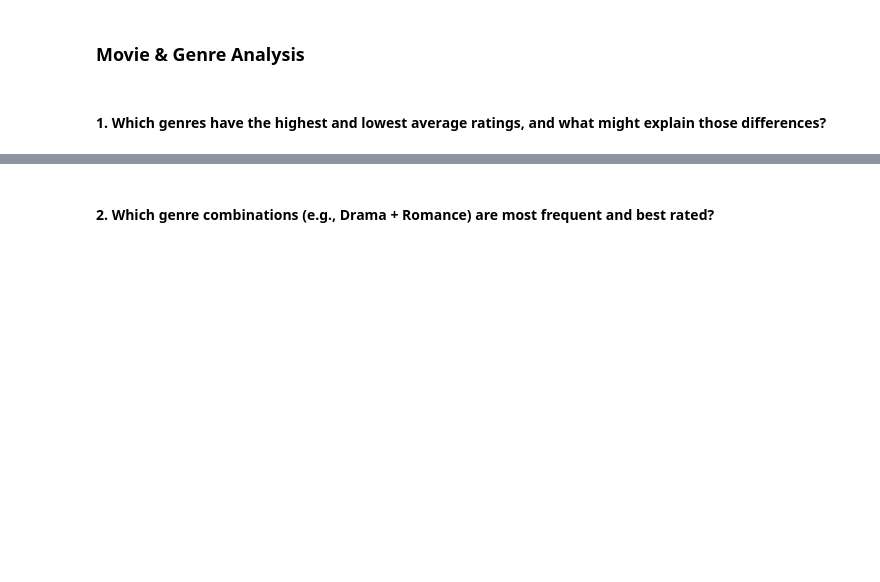
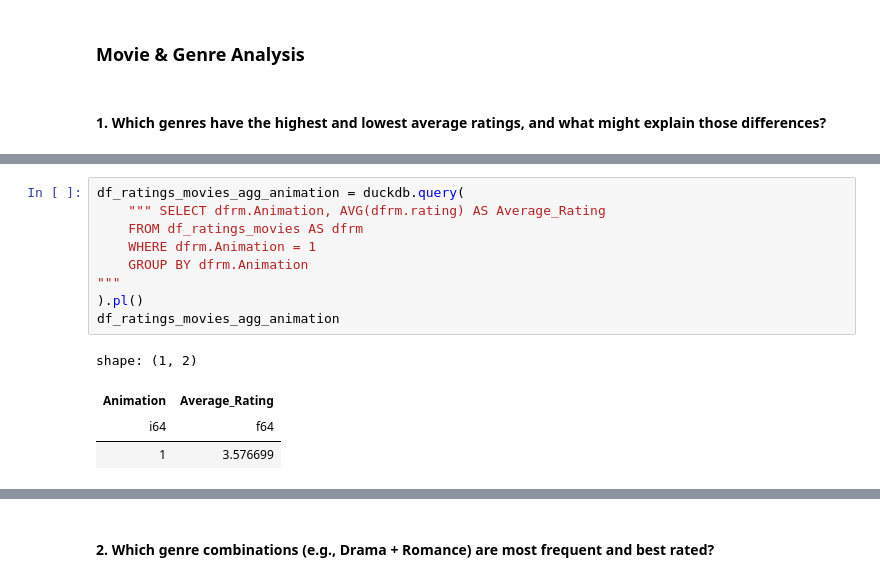
Before and after one commit to GoncaloBento/movielens-aws-duckdb, a Jupyter notebook: notebooks/data_base_handler.ipynb, the cells around one changed output, grey strips where cells are left out. Saved outputs shown, nothing was run; the diff lists cells and outputs as text; blank space fills up the shorter version.

```diff
--- a/notebooks/data_base_handler.ipynb
+++ b/notebooks/data_base_handler.ipynb
@@ -155,0 +221,14 @@ print(df)
+# %%
+df_ratings_movies_agg_animation = duckdb.query(
+    """ SELECT dfrm.Animation, AVG(dfrm.rating) AS Average_Rating
+    FROM df_ratings_movies AS dfrm
+    WHERE dfrm.Animation = 1
+    GROUP BY dfrm.Animation
+"""
+).pl()
+df_ratings_movies_agg_animation
+# %% [output]
+shape: (1, 2)
+| Animation | Average_Rating |
+| i64 | f64 |
+| 1 | 3.576699 |
```
Also changed, not shown: parts of 25 cells of this notebook, 2 other files.
